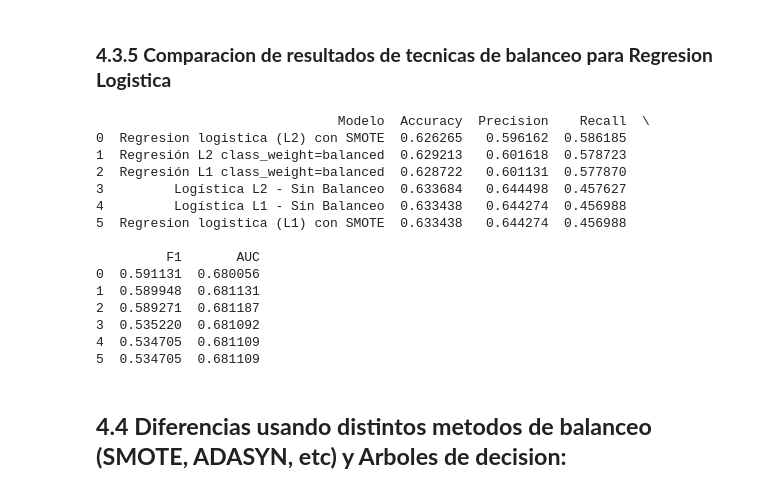
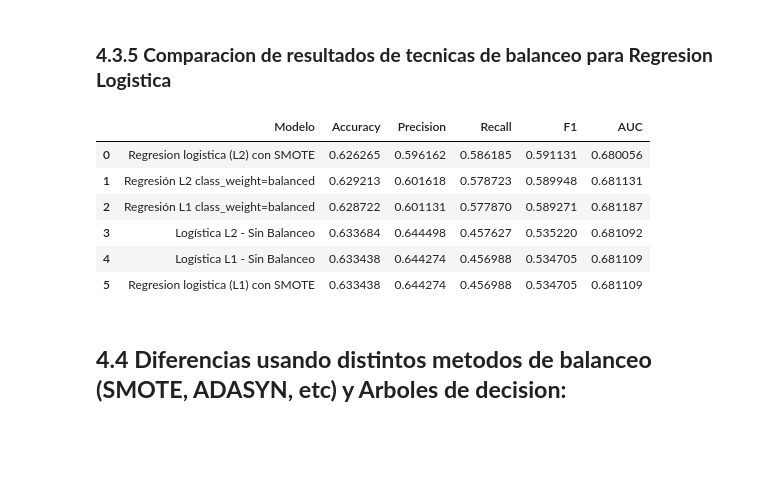
Before and after one commit to juantellas/PF_GestHospitalClasificacion_Entrega3, a Jupyter notebook: 4_tecnicasbalanceo/4_tecnicasbalanceo.ipynb, the cells around one changed output. Drawn from its saved outputs; the diff is of its cells as text; code cells hidden in the pictures; blank space fills up the shorter version.

```diff
--- a/4_tecnicasbalanceo/4_tecnicasbalanceo.ipynb
+++ b/4_tecnicasbalanceo/4_tecnicasbalanceo.ipynb
@@ -1084,25 +1067,17 @@ tabla_resultados = pd.DataFrame([
 # %%
 # Ordenar por Recall descendente
 df_ordenado = tabla_resultados.sort_values(by="Recall", ascending=False).reset_index(drop=True)
 
 # Mostrar tabla ordenada
-print(df_ordenado)
+display(df_ordenado.sort_values(by="Recall", ascending=False))
 # %% [output]
-                               Modelo  Accuracy  Precision    Recall  \
-0  Regresion logistica (L2) con SMOTE  0.626265   0.596162  0.586185
-1  Regresión L2 class_weight=balanced  0.629213   0.601618  0.578723
-2  Regresión L1 class_weight=balanced  0.628722   0.601131  0.577870
-3         Logística L2 - Sin Balanceo  0.633684   0.644498  0.457627
-4         Logística L1 - Sin Balanceo  0.633438   0.644274  0.456988
-5  Regresion logistica (L1) con SMOTE  0.633438   0.644274  0.456988
-
-         F1       AUC
-0  0.591131  0.680056
-1  0.589948  0.681131
-2  0.589271  0.681187
-3  0.535220  0.681092
-4  0.534705  0.681109
-5  0.534705  0.681109
+|  | Modelo | Accuracy | Precision | Recall | F1 | AUC |
+| 0 | Regresion logistica (L2) con SMOTE | 0.626265 | 0.596162 | 0.586185 | 0.591131 | 0.680056 |
+| 1 | Regresión L2 class_weight=balanced | 0.629213 | 0.601618 | 0.578723 | 0.589948 | 0.681131 |
+| 2 | Regresión L1 class_weight=balanced | 0.628722 | 0.601131 | 0.577870 | 0.589271 | 0.681187 |
+| 3 | Logística L2 - Sin Balanceo | 0.633684 | 0.644498 | 0.457627 | 0.535220 | 0.681092 |
+| 4 | Logística L1 - Sin Balanceo | 0.633438 | 0.644274 | 0.456988 | 0.534705 | 0.681109 |
+| 5 | Regresion logistica (L1) con SMOTE | 0.633438 | 0.644274 | 0.456988 | 0.534705 | 0.681109 |
 # %% [markdown]
 ## **4.4 Diferencias usando distintos metodos de balanceo (SMOTE, ADASYN, etc) y Arboles de decision:**
 # %% [markdown]
```
Also changed, not shown: parts of 11 cells of this notebook.
